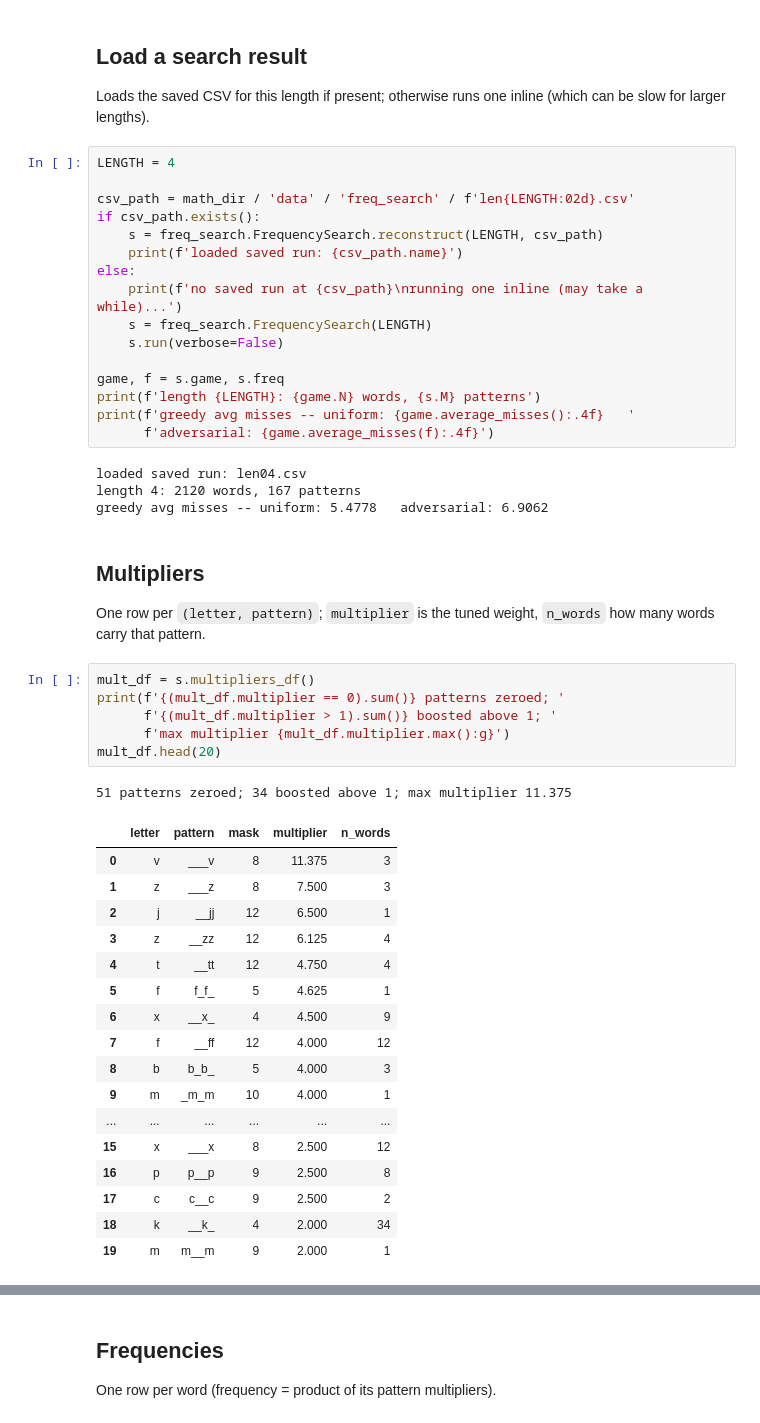
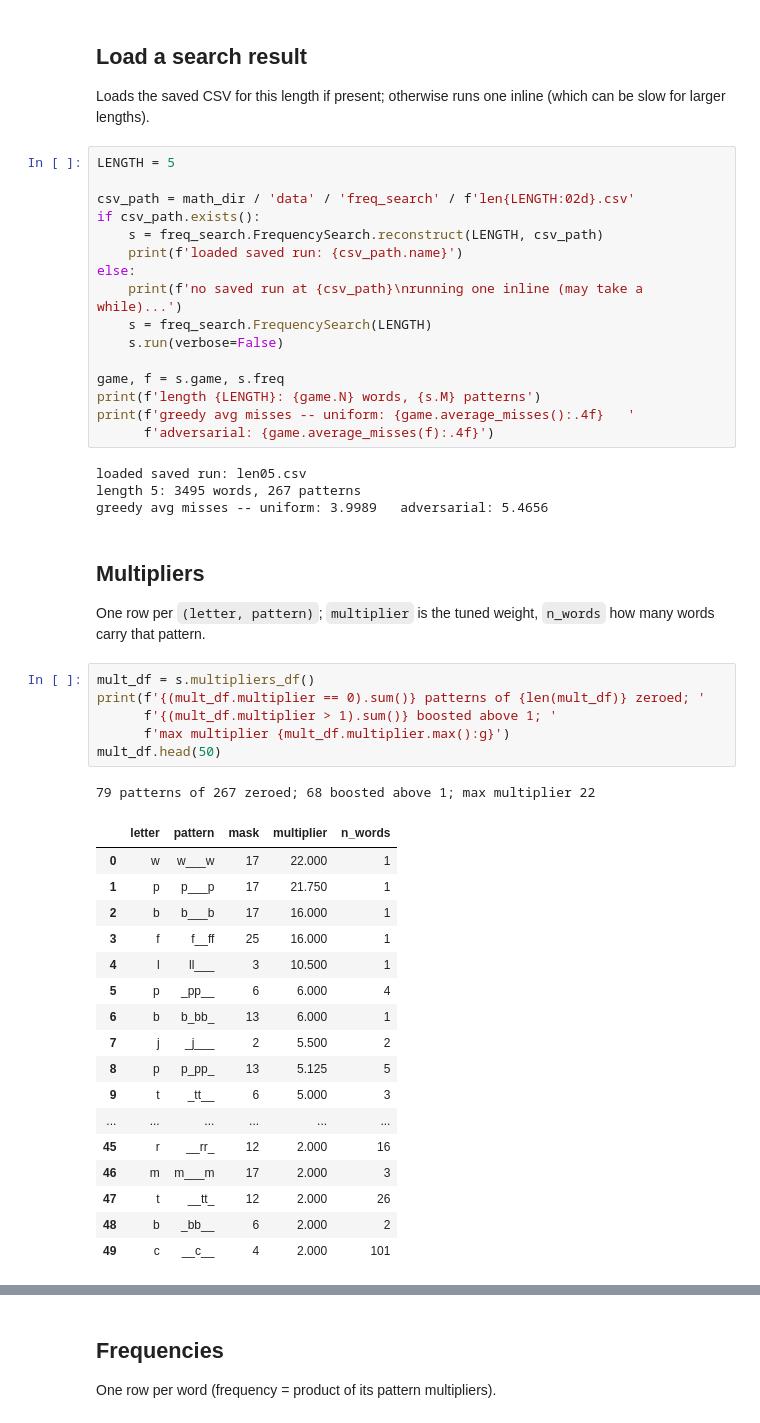
Before and after one commit to Ballpark-Figures/hangman, a Jupyter notebook: math/notebooks/freq_search_explorer.ipynb, the cells around one changed output, grey strips where cells are left out. Saved outputs shown, nothing was run; the diff lists cells and outputs as text.

```diff
--- a/math/notebooks/freq_search_explorer.ipynb
+++ b/math/notebooks/freq_search_explorer.ipynb
@@ -37,7 +37,7 @@ imported from /Users/patrickliscio/My Documents/Pycharm Projects/Ballpark-Figure
 Loads the saved CSV for this length if present; otherwise runs one inline (which
 can be slow for larger lengths).
 # %%
-LENGTH = 4
+LENGTH = 5
 
 csv_path = math_dir / 'data' / 'freq_search' / f'len{LENGTH:02d}.csv'
 if csv_path.exists():
@@ -53,9 +53,9 @@ print(f'length {LENGTH}: {game.N} words, {s.M} patterns')
 print(f'greedy avg misses -- uniform: {game.average_misses():.4f}   '
       f'adversarial: {game.average_misses(f):.4f}')
 # %% [output]
-loaded saved run: len04.csv
-length 4: 2120 words, 167 patterns
-greedy avg misses -- uniform: 5.4778   adversarial: 6.9062
+loaded saved run: len05.csv
+length 5: 3495 words, 267 patterns
+greedy avg misses -- uniform: 3.9989   adversarial: 5.4656
 # %% [markdown]
 ## Multipliers
 
@@ -63,27 +63,27 @@ One row per `(letter, pattern)`; `multiplier` is the tuned weight, `n_words` how
 many words carry that pattern.
 # %%
 mult_df = s.multipliers_df()
-print(f'{(mult_df.multiplier == 0).sum()} patterns zeroed; '
+print(f'{(mult_df.multiplier == 0).sum()} patterns of {len(mult_df)} zeroed; '
       f'{(mult_df.multiplier > 1).sum()} boosted above 1; '
       f'max multiplier {mult_df.multiplier.max():g}')
-mult_df.head(20)
+mult_df.head(50)
 # %% [output]
-51 patterns zeroed; 34 boosted above 1; max multiplier 11.375
+79 patterns of 267 zeroed; 68 boosted above 1; max multiplier 22
 |  | letter | pattern | mask | multiplier | n_words |
-| 0 | v | ___v | 8 | 11.375 | 3 |
-| 1 | z | ___z | 8 | 7.500 | 3 |
-| 2 | j | __jj | 12 | 6.500 | 1 |
-| 3 | z | __zz | 12 | 6.125 | 4 |
-| 4 | t | __tt | 12 | 4.750 | 4 |
-| 5 | f | f_f_ | 5 | 4.625 | 1 |
-| 6 | x | __x_ | 4 | 4.500 | 9 |
-| 7 | f | __ff | 12 | 4.000 | 12 |
-| 8 | b | b_b_ | 5 | 4.000 | 3 |
-| 9 | m | _m_m | 10 | 4.000 | 1 |
+| 0 | w | w___w | 17 | 22.000 | 1 |
+| 1 | p | p___p | 17 | 21.750 | 1 |
+| 2 | b | b___b | 17 | 16.000 | 1 |
+| 3 | f | f__ff | 25 | 16.000 | 1 |
+| 4 | l | ll___ | 3 | 10.500 | 1 |
+| 5 | p | _pp__ | 6 | 6.000 | 4 |
+| 6 | b | b_bb_ | 13 | 6.000 | 1 |
+| 7 | j | _j___ | 2 | 5.500 | 2 |
+| 8 | p | p_pp_ | 13 | 5.125 | 5 |
+| 9 | t | _tt__ | 6 | 5.000 | 3 |
 | ... | ... | ... | ... | ... | ... |
-| 15 | x | ___x | 8 | 2.500 | 12 |
-| 16 | p | p__p | 9 | 2.500 | 8 |
-| 17 | c | c__c | 9 | 2.500 | 2 |
-| 18 | k | __k_ | 4 | 2.000 | 34 |
-| 19 | m | m__m | 9 | 2.000 | 1 |
+| 45 | r | __rr_ | 12 | 2.000 | 16 |
+| 46 | m | m___m | 17 | 2.000 | 3 |
+| 47 | t | __tt_ | 12 | 2.000 | 26 |
+| 48 | b | _bb__ | 6 | 2.000 | 2 |
+| 49 | c | __c__ | 4 | 2.000 | 101 |
 # %%
```
Also changed, not shown: parts of 7 cells of this notebook.
